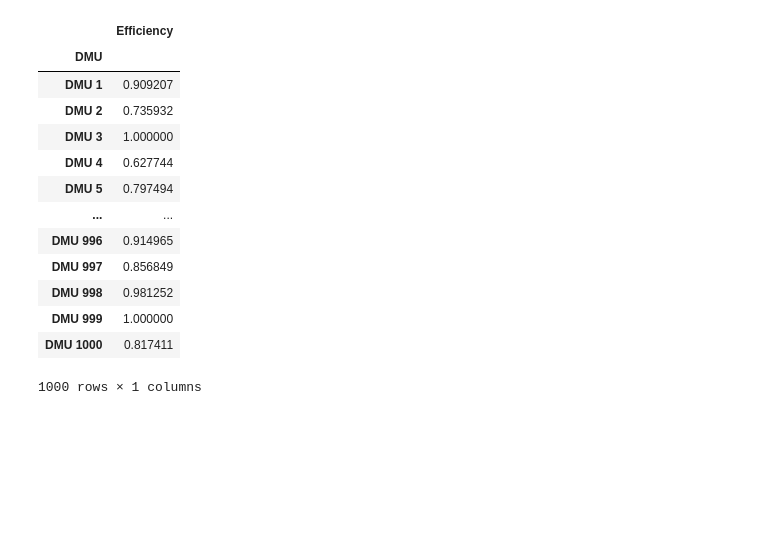
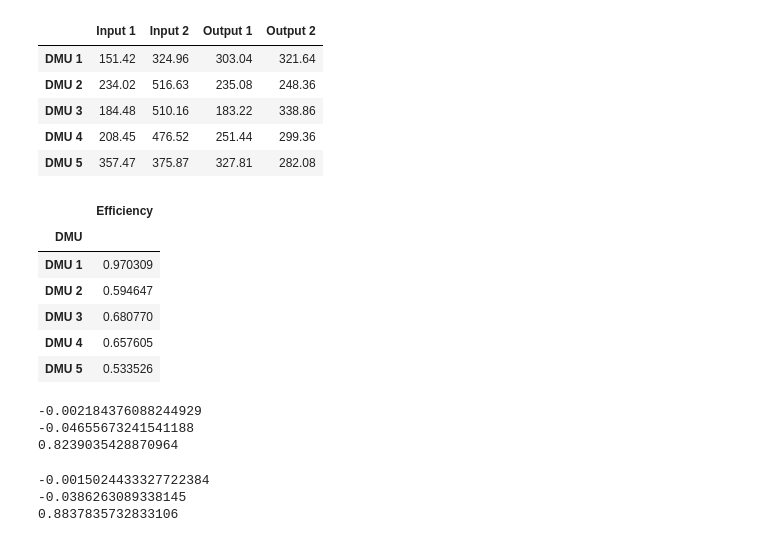
Before and after one commit to kurtsenol/DEA, a Jupyter notebook: DEA_ML.ipynb, the cells around one changed output. Cells and saved outputs as stored; diff of their text form; code cells hidden in the pictures; blank space fills up the shorter version.

```diff
--- a/DEA_ML.ipynb
+++ b/DEA_ML.ipynb
@@ -30,24 +61,57 @@ for t in dea_list:
 
         exec(f"{t}_{d} = pd.read_excel('Data/{t}_Solution.xlsx', index_col=0, header=[1], nrows=1000, skiprows = i * 1000 + i * 2)")
 # %%
-dfs = [US22_IO_VRS, US22_OO_CRS, US22_OO_VRS, US22_IO_CRS,
+dfs_data = [US22, S22, US55, S55]
+
+dfs_es = [US22_IO_VRS, US22_OO_CRS, US22_OO_VRS, US22_IO_CRS,
       S22_IO_VRS, S22_OO_CRS, S22_OO_VRS, S22_IO_CRS,
       US55_IO_VRS, US55_OO_CRS, US55_OO_VRS, US55_IO_CRS,
       S55_IO_VRS, S55_OO_CRS, S55_OO_VRS, S55_IO_CRS]
-# %%
-dfs[15]
-# %% [output]
-|  | Efficiency |
-| DMU |  |
-| DMU 1 | 0.909207 |
-| DMU 2 | 0.735932 |
-| DMU 3 | 1.000000 |
-| DMU 4 | 0.627744 |
-| DMU 5 | 0.797494 |
-| ... | ... |
-| DMU 996 | 0.914965 |
-| DMU 997 | 0.856849 |
-| DMU 998 | 0.981252 |
-| DMU 999 | 1.000000 |
-| DMU 1000 | 0.817411 |
-1000 rows × 1 columns
+# %%
+X = dfs_data[0]
+X.head()
+# %% [output]
+|  | Input 1 | Input 2 | Output 1 | Output 2 |
+| DMU 1 | 151.42 | 324.96 | 303.04 | 321.64 |
+| DMU 2 | 234.02 | 516.63 | 235.08 | 248.36 |
+| DMU 3 | 184.48 | 510.16 | 183.22 | 338.86 |
+| DMU 4 | 208.45 | 476.52 | 251.44 | 299.36 |
+| DMU 5 | 357.47 | 375.87 | 327.81 | 282.08 |
+# %%
+y = dfs_es[0]
+y.head()
+# %% [output]
+|  | Efficiency |
+| DMU |  |
+| DMU 1 | 0.970309 |
+| DMU 2 | 0.594647 |
+| DMU 3 | 0.680770 |
+| DMU 4 | 0.657605 |
+| DMU 5 | 0.533526 |
+# %%
+scaler = StandardScaler()
+reg_model = LinearRegression()
+
+pipe = make_pipeline(scaler, reg_model)
+
+# cross-validate the pipeline
+print(cross_val_score(pipe, X, y, scoring="neg_mean_squared_error").mean())
+print(cross_val_score(pipe, X, y, scoring="neg_root_mean_squared_error").mean())
+print(cross_val_score(pipe, X, y, scoring="r2").mean())
+# %% [output]
+-0.002184376088244929
+-0.04655673241541188
+0.8239035428870964
+# %%
+reg_model = DecisionTreeRegressor()
+
+pipe = make_pipeline(scaler, reg_model)
+
+# cross-validate the pipeline
+print(cross_val_score(pipe, X, y, scoring="neg_mean_squared_error").mean())
+print(cross_val_score(pipe, X, y, scoring="neg_root_mean_squared_error").mean())
+print(cross_val_score(pipe, X, y, scoring="r2").mean())
+# %% [output]
+-0.0015024433327722384
+-0.0386263089338145
+0.8837835732833106
```
Also changed, not shown: parts of 20 cells of this notebook, 1 other file.
